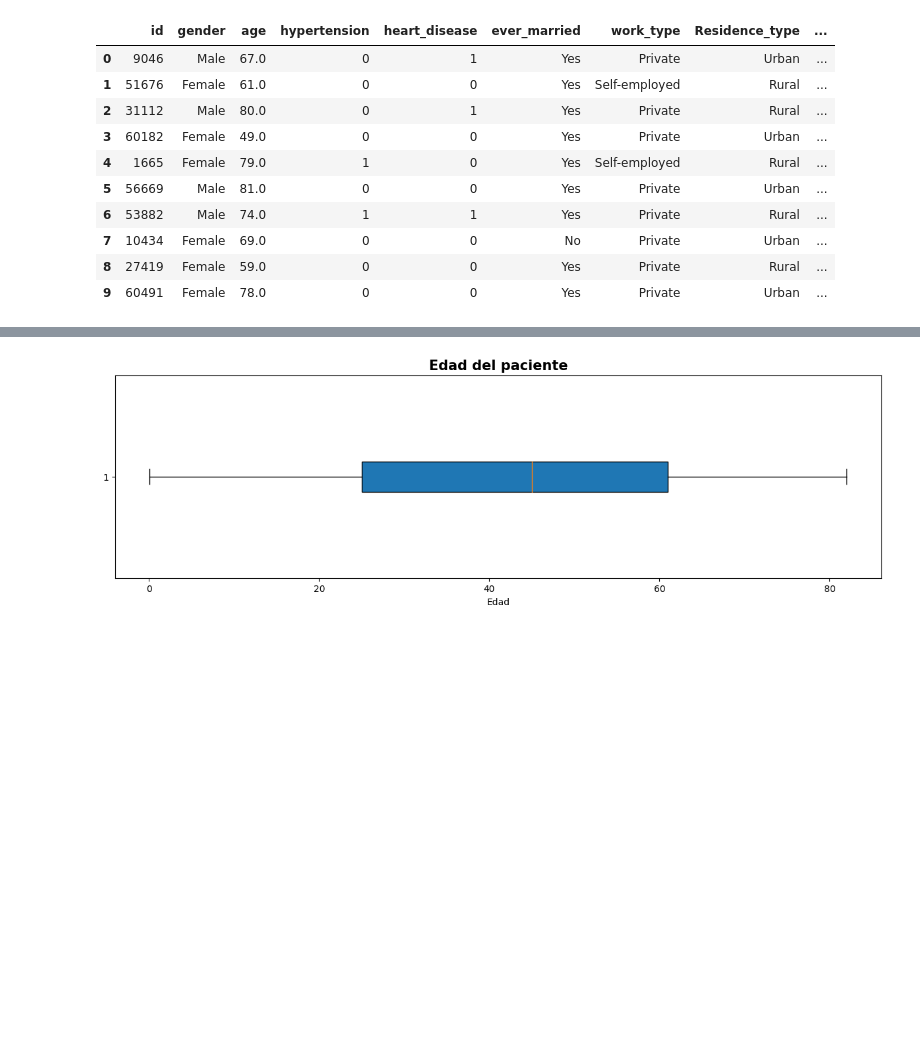
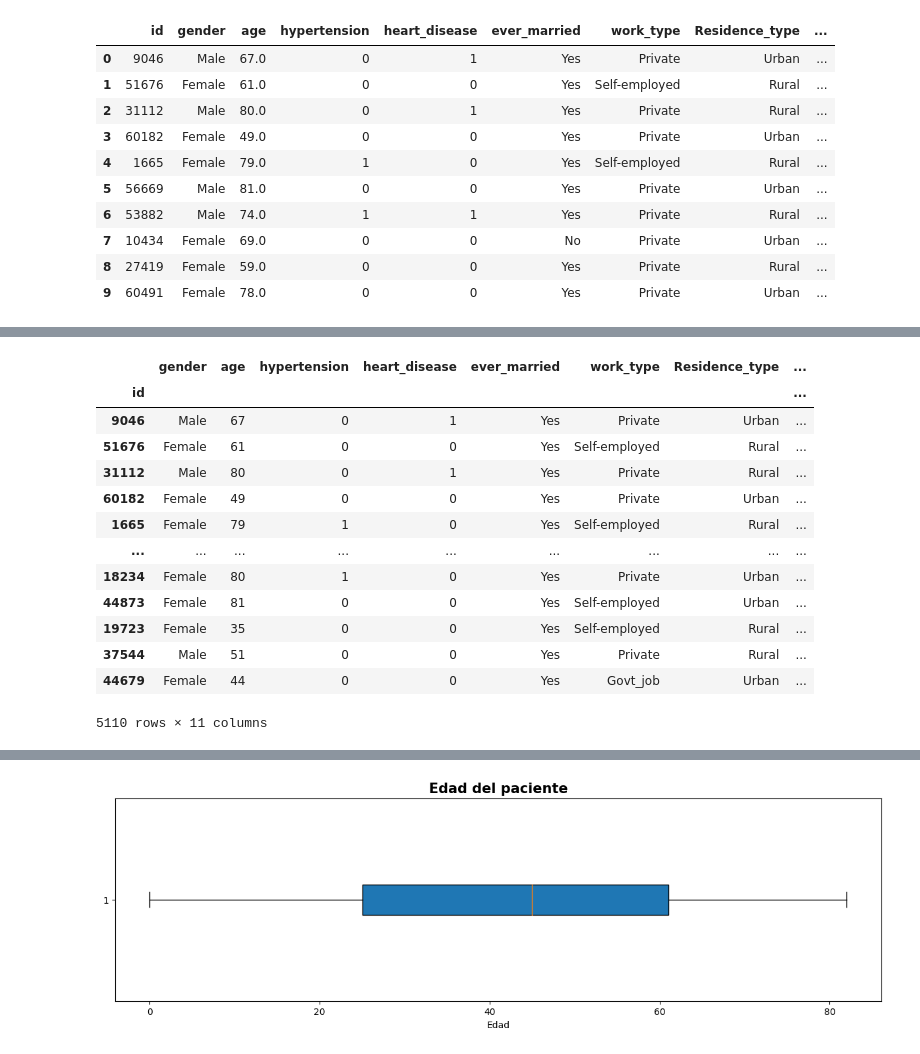
Before and after one commit to galettomatias/DS_GALETTO, a Jupyter notebook: DS_GALETTO.ipynb, the cells around one changed output, grey strips where cells are left out. Cells and saved outputs as stored; diff of their text form; code cells hidden in the pictures; blank space fills up the shorter version.

```diff
--- a/DS_GALETTO.ipynb
+++ b/DS_GALETTO.ipynb
@@ -118,3 +177,25 @@ bmi                  201
 smoking_status         0
 stroke                 0
 dtype: int64
+# %%
+#CAMBIAR DATOS FALTANTE DE LA COLUMNA BMI POR LA MEDIA
+# Calcular la media de columna BMI
+mean_bmi = df_healtcare['bmi'].mean()
+
+df_healtcare['bmi'].fillna(mean_bmi, inplace=True)
+df_healtcare
+# %% [output]
+|  | gender | age | hypertension | heart_disease | ever_married | work_type | Residence_type | ... |
+| id |  |  |  |  |  |  |  | ... |
+| 9046 | Male | 67 | 0 | 1 | Yes | Private | Urban | ... |
+| 51676 | Female | 61 | 0 | 0 | Yes | Self-employed | Rural | ... |
+| 31112 | Male | 80 | 0 | 1 | Yes | Private | Rural | ... |
+| 60182 | Female | 49 | 0 | 0 | Yes | Private | Urban | ... |
+| 1665 | Female | 79 | 1 | 0 | Yes | Self-employed | Rural | ... |
+| ... | ... | ... | ... | ... | ... | ... | ... | ... |
+| 18234 | Female | 80 | 1 | 0 | Yes | Private | Urban | ... |
+| 44873 | Female | 81 | 0 | 0 | Yes | Self-employed | Urban | ... |
+| 19723 | Female | 35 | 0 | 0 | Yes | Self-employed | Rural | ... |
+| 37544 | Male | 51 | 0 | 0 | Yes | Private | Rural | ... |
+| 44679 | Female | 44 | 0 | 0 | Yes | Govt_job | Urban | ... |
+5110 rows × 11 columns
```
Also changed, not shown: parts of 13 cells of this notebook.
